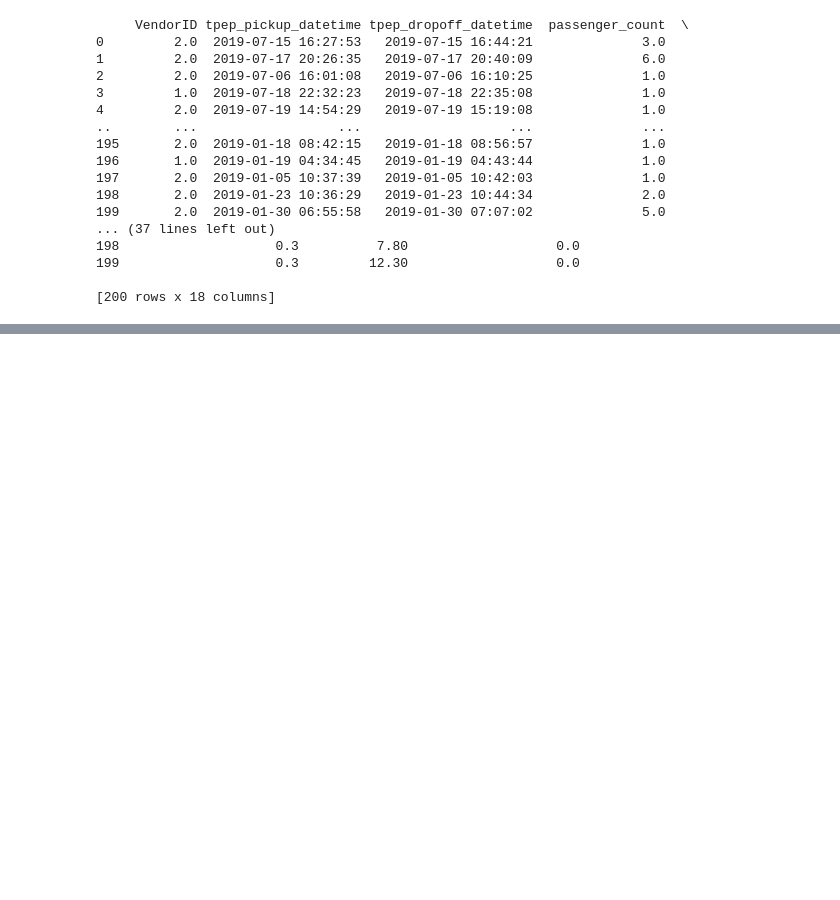
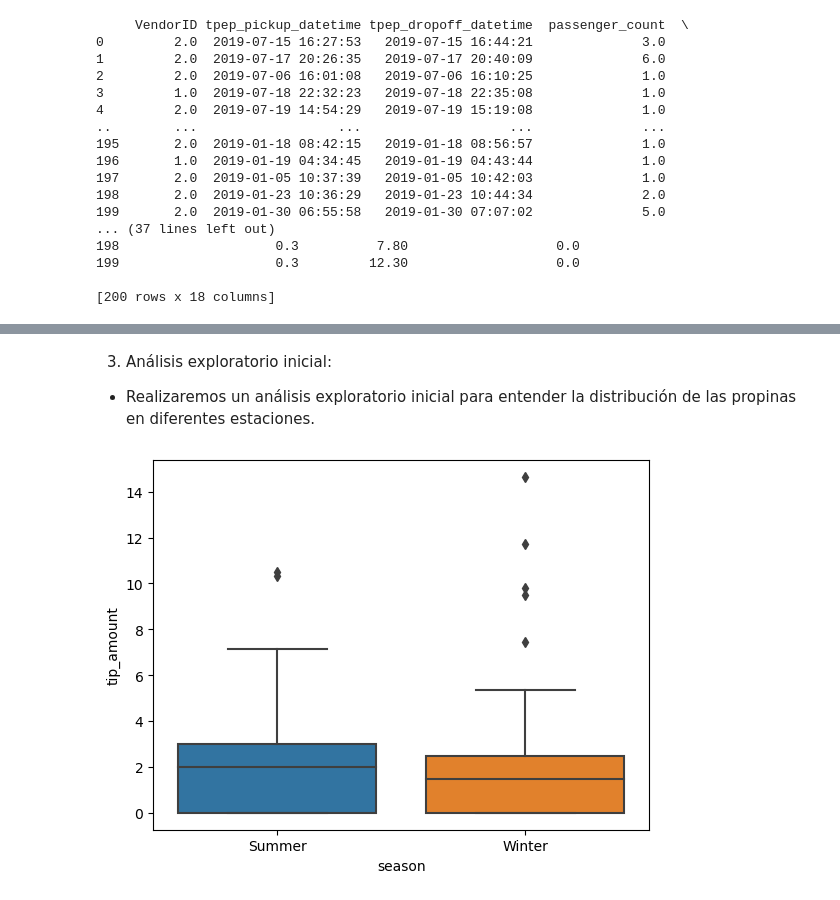
Before and after one commit to Yoel-Gasca/Data-Science-Lessons, a Jupyter notebook: 4-Ciclo-de-Vida/14-Introduccion/notebook.ipynb, the cells around one changed output, grey strips where cells are left out. Drawn from its saved outputs; the diff is of its cells as text; code cells hidden in the pictures; blank space fills up the shorter version.

Commit message:
Data Science:Lifecycle - Introduction Task Completed

```diff
--- a/4-Ciclo-de-Vida/14-Introduccion/notebook.ipynb
+++ b/4-Ciclo-de-Vida/14-Introduccion/notebook.ipynb
@@ -43,0 +82,3 @@ print(df)
+# %%
+df['tpep_pickup_datetime'] = pd.to_datetime(df['tpep_pickup_datetime'])
+df['tpep_dropoff_datetime'] = pd.to_datetime(df['tpep_dropoff_datetime'])
@@ -43,0 +88,8 @@ print(df)
+# %%
+df['season'] = df['tpep_pickup_datetime'].dt.month.map({
+    1: 'Winter', 2: 'Winter', 3: 'Spring',
+    4: 'Spring', 5: 'Spring', 6: 'Summer',
+    7: 'Summer', 8: 'Summer', 9: 'Fall',
+    10: 'Fall', 11: 'Fall', 12: 'Winter'
+})
+df.head()
@@ -43,0 +103,12 @@ print(df)
+# %% [markdown]
+3. Análisis exploratorio inicial:
+* Realizaremos un análisis exploratorio inicial para entender la distribución de las propinas en diferentes estaciones.
+# %%
+import seaborn as sns
+import matplotlib.pyplot as plt
+
+# Visualizar la distribución de propinas por estación
+sns.boxplot(x='season', y='tip_amount', data=df)
+plt.show()
+# %% [output]
+[figure, added]
```
Also changed, not shown: parts of 9 cells of this notebook, 1 other file.
